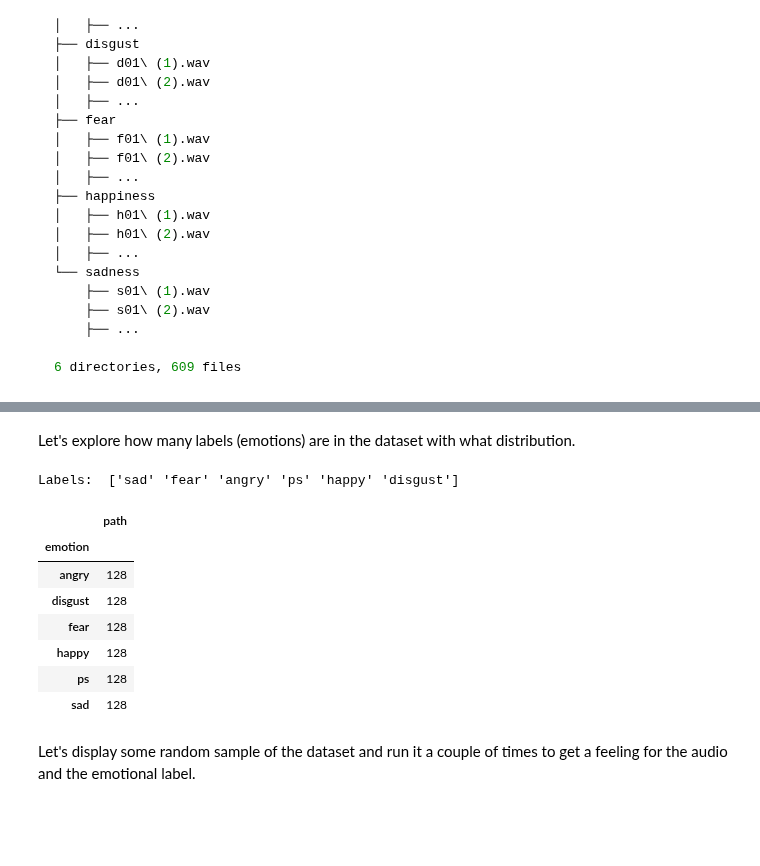
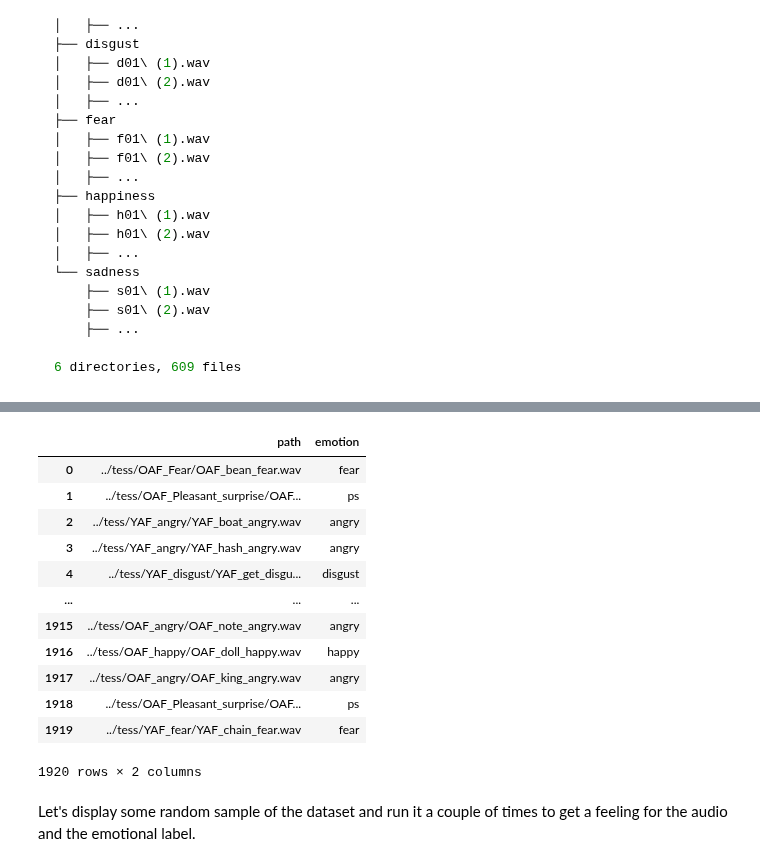
Before and after one commit to BlackFox1197/masterarbeit_programming, a Jupyter notebook: notebooks/Emotion_recognition_in_Greek_speech_using_Wav2Vec2.ipynb, the cells around one changed output, grey strips where cells are left out. Cells and saved outputs as stored; diff of their text form; code cells hidden in the pictures; blank space fills up the shorter version.

```diff
--- a/notebooks/Emotion_recognition_in_Greek_speech_using_Wav2Vec2.ipynb
+++ b/notebooks/Emotion_recognition_in_Greek_speech_using_Wav2Vec2.ipynb
@@ -152,6 +152,44 @@ testDF["emotion"] = testlabels
 
 
 testDF
+
+# Filter broken and non-existed paths
+df = trainDF
+df.head()
+
+print(f"Step 0: {len(df)}")
+
+df["status"] = df["path"].apply(lambda path: True if os.path.exists(path) else None)
+df = df.dropna(subset=["path"])
+df = df.drop("status", 1)
+print(f"Step 1: {len(df)}")
+
+df = df.sample(frac=1)
+df = df.reset_index(drop=True)
+df.head()
+
+#----------------------------Let’s explore how many labels (emotions) are in the dataset with what distribution.
+print("Labels: ", df["emotion"].unique())
+print()
+df.groupby("emotion").count()[["path"]]
+
+
+#------------------------------For training purposes, we need to split data into train test sets; in this specific example, we break with a 20% rate for the test set.
+
+
+#save_path = "/content/data"
+save_path="content/data"
+train_df, test_df = train_test_split(df, test_size=0.2, random_state=101, stratify=df["emotion"])
+
+train_df = train_df.reset_index(drop=True)
+test_df = test_df.reset_index(drop=True)
+
+train_df.to_csv(f"{save_path}/train.csv", sep="\t", encoding="utf-8", index=False)
+test_df.to_csv(f"{save_path}/test.csv", sep="\t", encoding="utf-8", index=False)
+
+
+print(train_df.shape)
+print(test_df.shape)
 # %% [output]
 /home/ckwdani/Programming/Projects/masterarbeit/Jupyter/mainProject/venv/bin/python
 ['angry', 'angry', 'ps', 'happy', 'fear', 'sad', 'fear', 'ps', 'happy', 'disgust', 'sad', 'sad', 'happy', 'disgust', 'disgust', 'fear', 'sad', 'happy', 'angry', 'happy', 'disgust', 'disgust', 'happy', ...
@@ -205,19 +204,19 @@ Step 1: 768
-# %% [markdown]
-Let's explore how many labels (emotions) are in the dataset with what distribution.
-# %%
-print("Labels: ", df["emotion"].unique())
-print()
-df.groupby("emotion").count()[["path"]]
-# %% [output]
-Labels:  ['sad' 'fear' 'angry' 'ps' 'happy' 'disgust']
-|  | path |
-| emotion |  |
-| angry | 128 |
-| disgust | 128 |
-| fear | 128 |
-| happy | 128 |
-| ps | 128 |
-| sad | 128 |
+# %%
+train_df
+# %% [output]
+|  | path | emotion |
+| 0 | ../tess/OAF_Fear/OAF_bean_fear.wav | fear |
+| 1 | ../tess/OAF_Pleasant_surprise/OAF... | ps |
+| 2 | ../tess/YAF_angry/YAF_boat_angry.wav | angry |
+| 3 | ../tess/YAF_angry/YAF_hash_angry.wav | angry |
+| 4 | ../tess/YAF_disgust/YAF_get_disgu... | disgust |
+| ... | ... | ... |
+| 1915 | ../tess/OAF_angry/OAF_note_angry.wav | angry |
+| 1916 | ../tess/OAF_happy/OAF_doll_happy.wav | happy |
+| 1917 | ../tess/OAF_angry/OAF_king_angry.wav | angry |
+| 1918 | ../tess/OAF_Pleasant_surprise/OAF... | ps |
+| 1919 | ../tess/YAF_fear/YAF_chain_fear.wav | fear |
+1920 rows × 2 columns
 # %% [markdown]
 Let's display some random sample of the dataset and run it a couple of times to get a feeling for the audio and the emotional label.
 # %%
```
Also changed, not shown: parts of 29 cells of this notebook, 3 other files.
